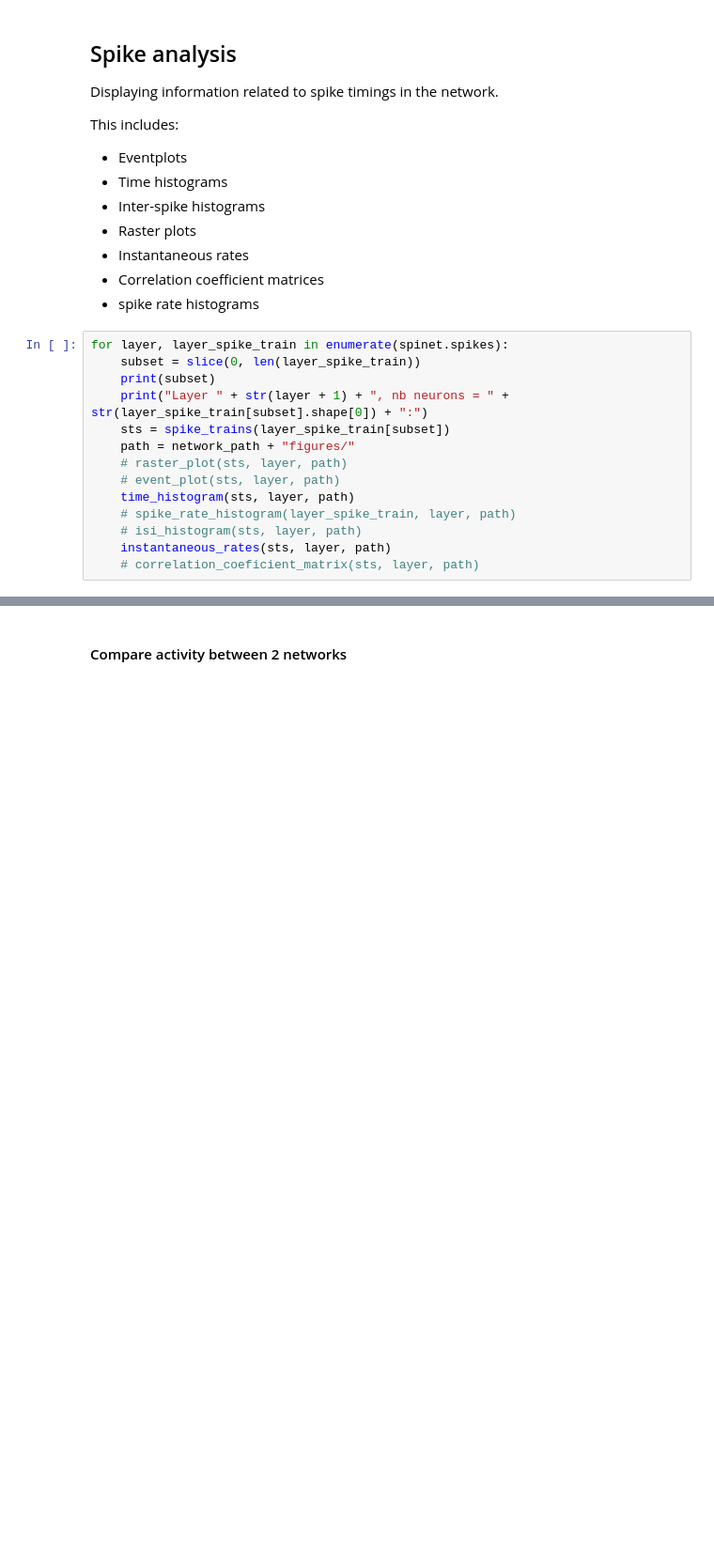
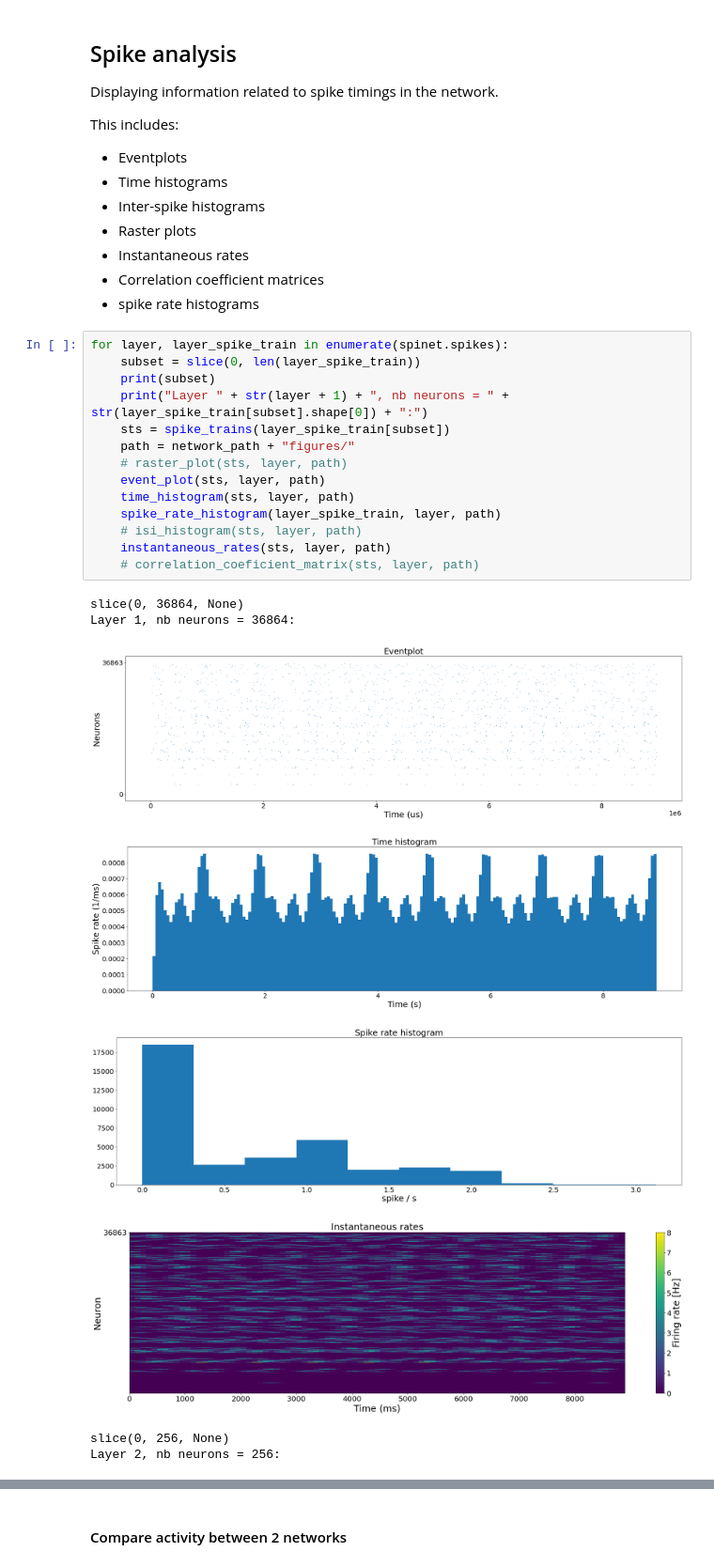
Before and after one commit to comsee-research/Neuvisys-analysis, a Jupyter notebook: Neuvisys.ipynb, the cells around one changed output, grey strips where cells are left out. Shown at 94% size. Saved outputs shown, nothing was run; the diff lists cells and outputs as text; blank space fills up the shorter version.

```diff
--- a/Neuvisys.ipynb
+++ b/Neuvisys.ipynb
@@ -197,14 +221,23 @@ This includes:
 # %%
 for layer, layer_spike_train in enumerate(spinet.spikes):
     subset = slice(0, len(layer_spike_train))
     print(subset)
     print("Layer " + str(layer + 1) + ", nb neurons = " + str(layer_spike_train[subset].shape[0]) + ":")
     sts = spike_trains(layer_spike_train[subset])
     path = network_path + "figures/"
     # raster_plot(sts, layer, path)
-    # event_plot(sts, layer, path)
+    event_plot(sts, layer, path)
     time_histogram(sts, layer, path)
-    # spike_rate_histogram(layer_spike_train, layer, path)
+    spike_rate_histogram(layer_spike_train, layer, path)
     # isi_histogram(sts, layer, path)
     instantaneous_rates(sts, layer, path)
     # correlation_coeficient_matrix(sts, layer, path)
+# %% [output]
+slice(0, 36864, None)
+Layer 1, nb neurons = 36864:
+[figure, added]
+[figure, added]
+[figure, added]
+[figure, added]
+slice(0, 256, None)
+Layer 2, nb neurons = 256:
```
Also changed, not shown: parts of 7 cells of this notebook, 5 other files.
